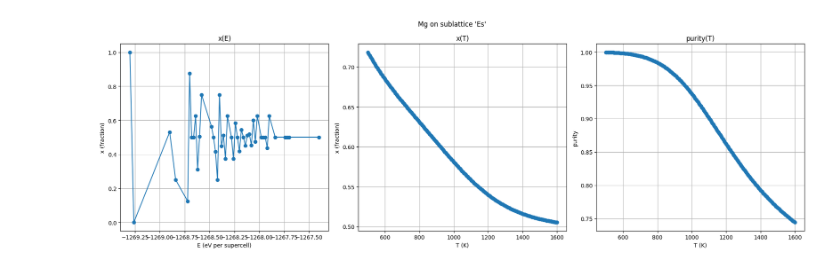
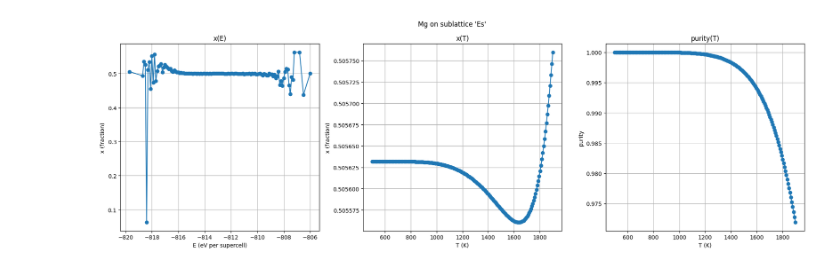
Before and after one commit to ColinBundschu/phase-edge, a Jupyter notebook: testing/visualize_wl.ipynb, the cells around one changed output. Drawn from its saved outputs; the diff is of its cells as text; code cells hidden in the pictures.

```diff
--- a/testing/visualize_wl.ipynb
+++ b/testing/visualize_wl.ipynb
@@ -729,32 +746,33 @@ def _plot_single_xE_xT_purity(
     ax.set_ylabel("x (fraction)")
     ax.set_title("x(T)")
     ax.grid(True)
 
     # Right: purity(T)
     ax = axes[2]
     if len(purityT_series) > 0:
         Ts = sorted(purityT_series.keys())
         ys = [purityT_series[T] for T in Ts]
         ax.plot(np.asarray(Ts, dtype=float), np.asarray(ys, dtype=float), marker="o")
     else:
         ax.plot([], [])
     ax.set_xlabel("T (K)")
     ax.set_ylabel("purity")
     ax.set_title("purity(T)")
     ax.grid(True)
 
     fig.tight_layout()
     plt.show()
 
 
 
 # analyze_wl_chain_tip("79d20f7e4c4de2731296b7fd4db256c8b1ab22cd1211524f7777cf97ad89fa34", sublattice="Es", element="Ta", T_grid=np.linspace(500.0, 1600.0, 200).tolist()) # Ba2ScTaO6
 # analyze_wl_chain_tip("cc6a26e90dc6932d7f90d92e675485f75aa34a74a6d50140259594f0e1c81080", sublattice="Es", element="Ta", T_grid=np.linspace(500.0, 1600.0, 200).tolist()) # Sr2GaTaO6
-analyze_wl_chain_tip("6ae6403710eb2abbfbbd7000fbc811a4a9afbc37eac073470d6ba4d472e0949e", sublattice="Es", element="Mg", T_grid=np.linspace(500.0, 1600.0, 200).tolist()) # La2MgZrO6
+# analyze_wl_chain_tip("6ae6403710eb2abbfbbd7000fbc811a4a9afbc37eac073470d6ba4d472e0949e", sublattice="Es", element="Mg", T_grid=np.linspace(500.0, 1600.0, 200).tolist()) # La2MgZrO6
 
+analyze_wl_chain_tip("99cc0e765efd043eb6791058e645c105b36cae52ef2393448bf6a84a74d3803d", sublattice="Es", element="Mg", T_grid=np.linspace(500.0, 1900.0, 200).tolist()) # MgTiO3
 
 # analyze_wl_chain_tip("3baa1e5a80cc76d13fdbd214d6784bdedc05b0a3218dd919a0088bf5895cae15", sublattice="Es", element="Al", T_grid=np.linspace(500.0, 2500.0, 200).tolist()) # MgAl2O4
 # analyze_wl_chain_tip("c0f51d0d2c6e2f5581b780a076b87b39efe95d2678eeb236ad5276eded3a636b", sublattice="Es", element="Ga", T_grid=np.linspace(100.0, 2000.0, 200).tolist()) # MgGa2O4
 # analyze_wl_chain_tip("2d83ba93c4f38385b4f95136b2fbe44d74b4783c16fca136493686c5b8a693f0", sublattice="Es", element="Al", T_grid=np.linspace(100.0, 2000.0, 200).tolist()) # ZnAl2O4
 # %% [output]
-[figure, old version]
+[figure, new version]
```
Also changed, not shown: parts of 1 cell of this notebook, 45 other files.
